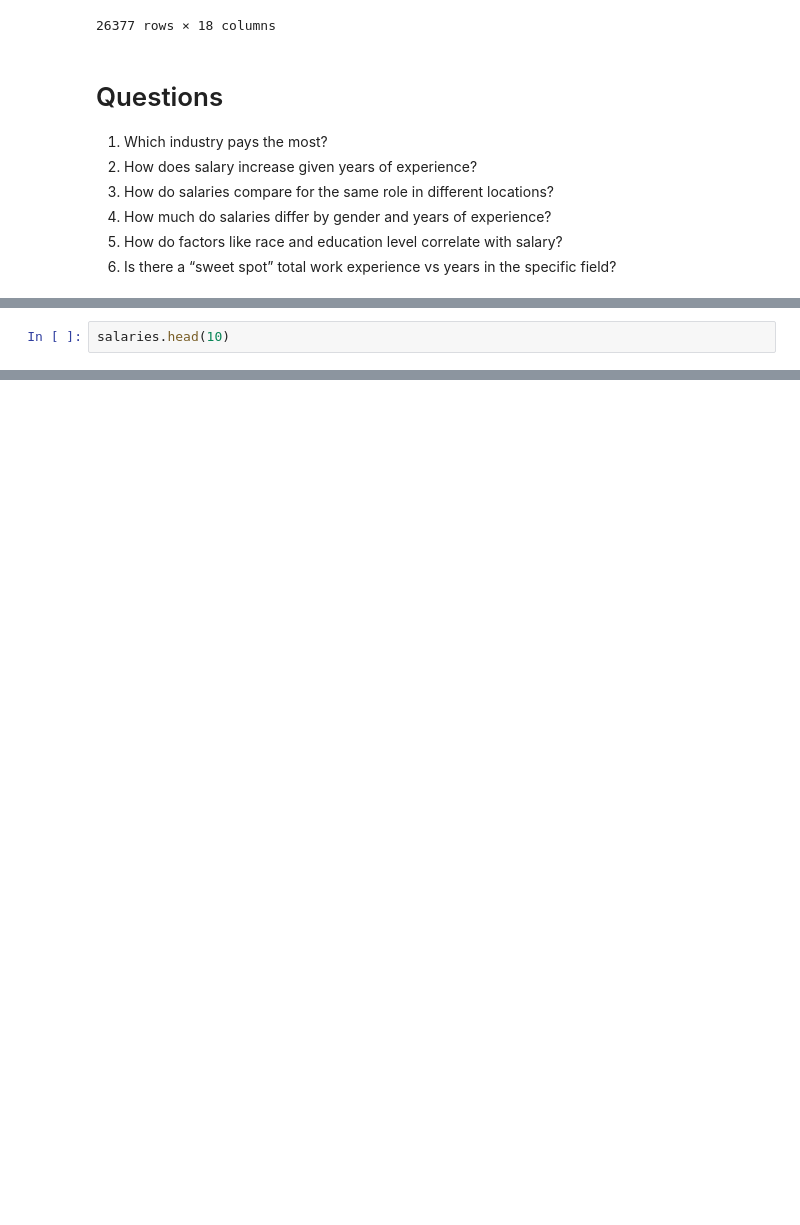
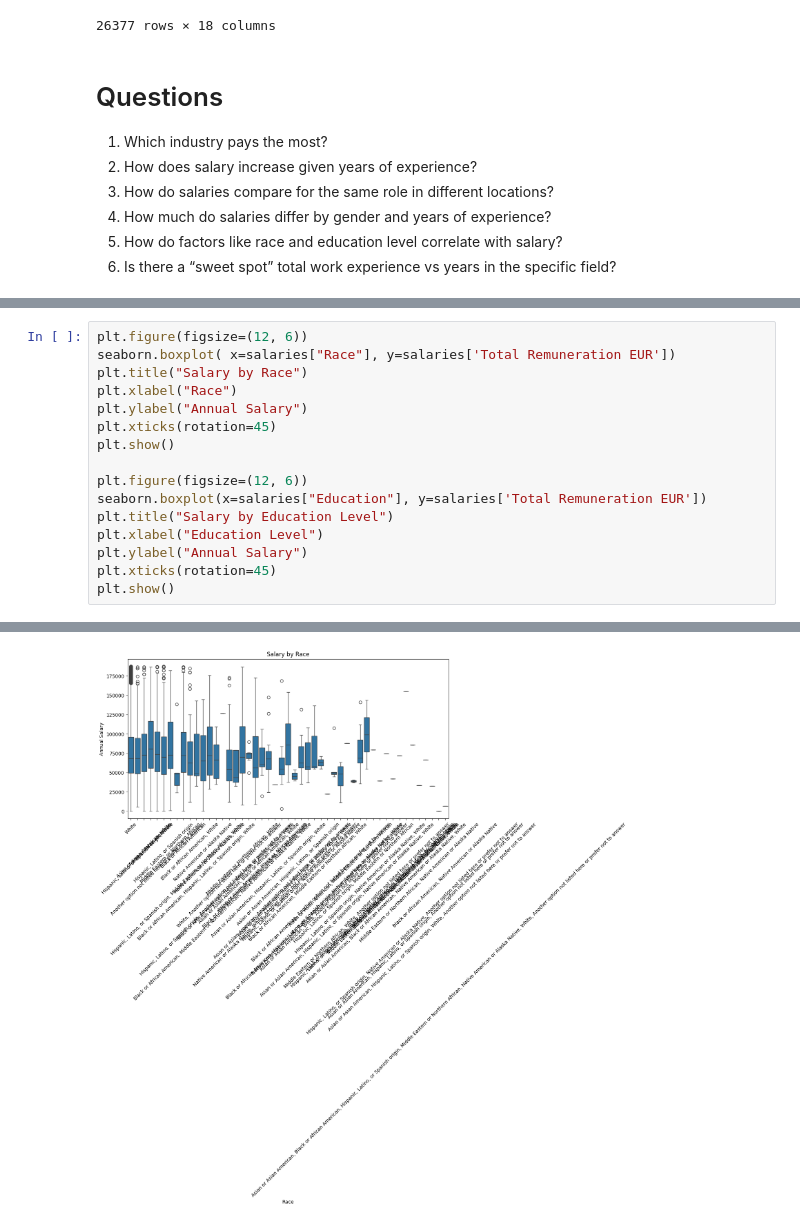
Before and after one commit to Jaddevvv/final_project, a Jupyter notebook: Exercise 99 - Exam - Salaries.ipynb, the cells around one changed output, grey strips where cells are left out. Cells and saved outputs as stored; diff of their text form; blank space fills up the shorter version.

```diff
--- a/Exercise 99 - Exam - Salaries.ipynb
+++ b/Exercise 99 - Exam - Salaries.ipynb
@@ -558,3 +520,17 @@ TypeError: int() argument must be a string, a bytes-like object or a real number
 # %%
-salaries.head(10)
+plt.figure(figsize=(12, 6))
+seaborn.boxplot( x=salaries["Race"], y=salaries['Total Remuneration EUR'])
+plt.title("Salary by Race")
+plt.xlabel("Race")
+plt.ylabel("Annual Salary")
+plt.xticks(rotation=45)
+plt.show()
+
+plt.figure(figsize=(12, 6))
+seaborn.boxplot(x=salaries["Education"], y=salaries['Total Remuneration EUR'])
+plt.title("Salary by Education Level")
+plt.xlabel("Education Level")
+plt.ylabel("Annual Salary")
+plt.xticks(rotation=45)
+plt.show()
 # %% [output]
@@ -571,0 +537 @@ salaries.head(10)
+[figure, added]
```
Also changed, not shown: parts of 4 cells of this notebook.
